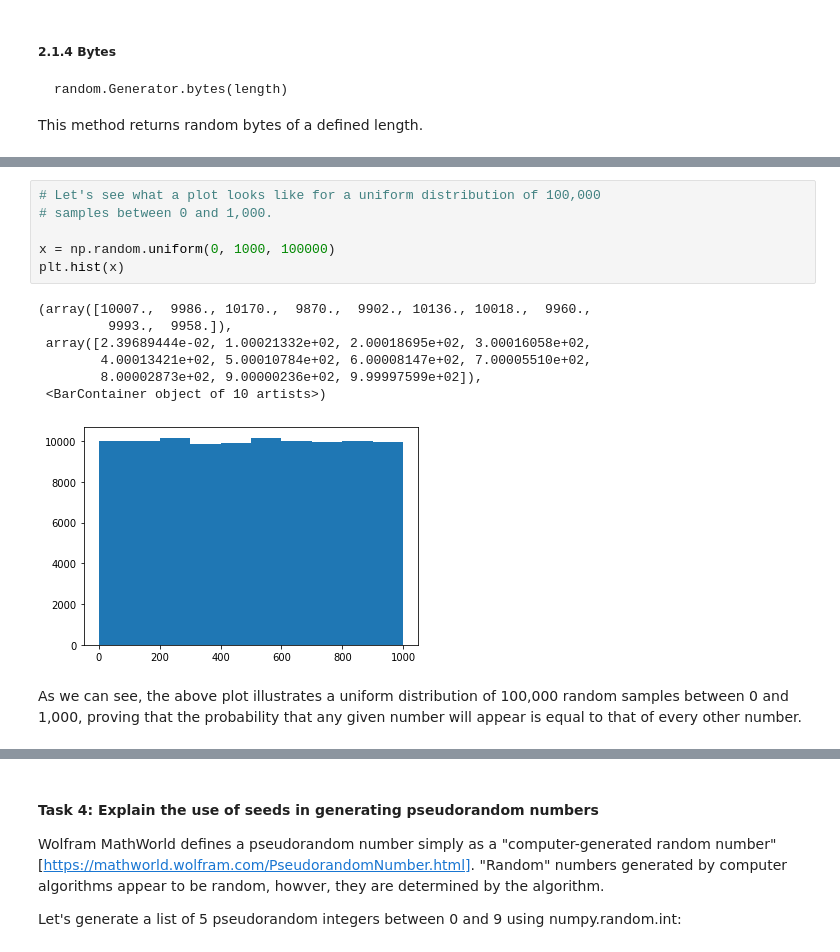
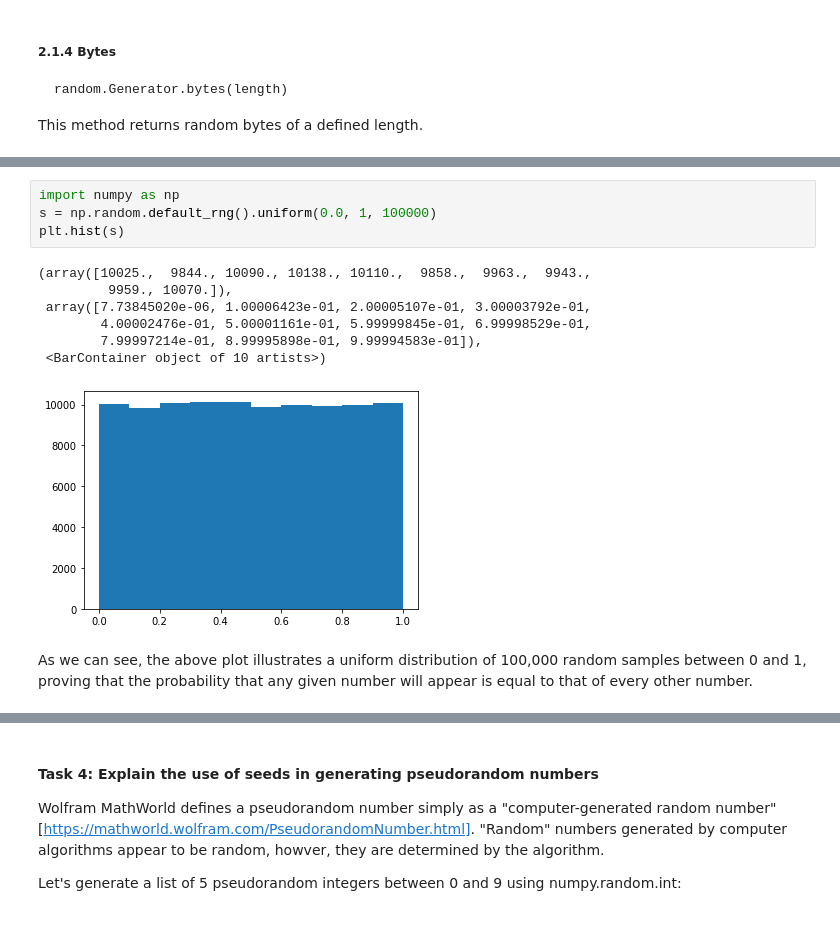
Before and after one commit to jbrad88/PDA-Assignment, a Jupyter notebook: numpy-random.ipynb, the cells around one changed output, grey strips where cells are left out. Saved outputs shown, nothing was run; the diff lists cells and outputs as text.

```diff
--- a/numpy-random.ipynb
+++ b/numpy-random.ipynb
@@ -158,16 +198,14 @@ array([0.81928699, 0.27658909, 0.81131338, 0.89147866, 0.73520244,
-# %%
-# Let's see what a plot looks like for a uniform distribution of 100,000
-# samples between 0 and 1,000.
-
-x = np.random.uniform(0, 1000, 100000)
-plt.hist(x)
-# %% [output]
-(array([10007.,  9986., 10170.,  9870.,  9902., 10136., 10018.,  9960.,
-         9993.,  9958.]),
- array([2.39689444e-02, 1.00021332e+02, 2.00018695e+02, 3.00016058e+02,
-        4.00013421e+02, 5.00010784e+02, 6.00008147e+02, 7.00005510e+02,
-        8.00002873e+02, 9.00000236e+02, 9.99997599e+02]),
- <BarContainer object of 10 artists>)
-[figure, removed]
+# %%
+import numpy as np
+s = np.random.default_rng().uniform(0.0, 1, 100000)
+plt.hist(s)
+# %% [output]
+(array([10025.,  9844., 10090., 10138., 10110.,  9858.,  9963.,  9943.,
+         9959., 10070.]),
+ array([7.73845020e-06, 1.00006423e-01, 2.00005107e-01, 3.00003792e-01,
+        4.00002476e-01, 5.00001161e-01, 5.99999845e-01, 6.99998529e-01,
+        7.99997214e-01, 8.99995898e-01, 9.99994583e-01]),
+ <BarContainer object of 10 artists>)
+[figure, added]
 # %% [markdown]
-As we can see, the above plot illustrates a uniform distribution of 100,000 random samples between 0 and 1,000, proving that the probability that any given number will appear is equal to that of every other number.
+As we can see, the above plot illustrates a uniform distribution of 100,000 random samples between 0 and 1, proving that the probability that any given number will appear is equal to that of every other number.
```
Also changed, not shown: parts of 30 cells of this notebook, 4 other files.
